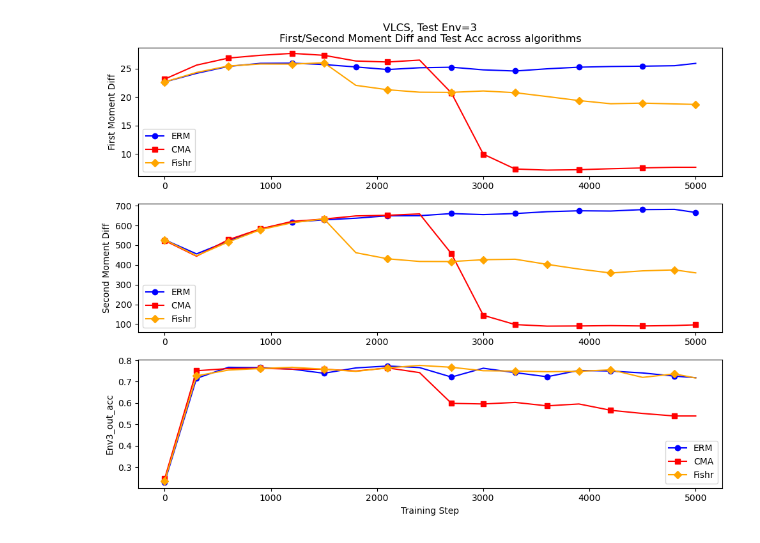
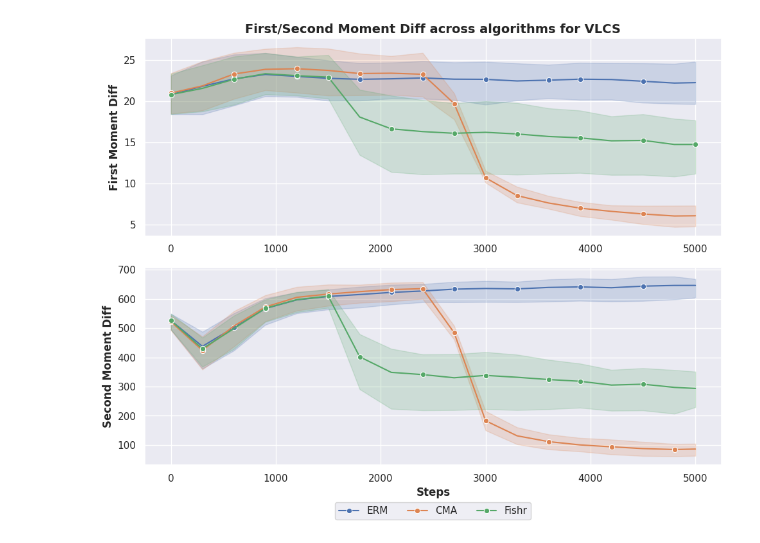
Before and after one commit to chenyuen0103/DomainBed, a Jupyter notebook: domainbed/plot_mom_diff.ipynb, the cells around one changed output. Saved outputs shown, nothing was run; the diff lists cells and outputs as text; code cells hidden in the pictures.

Commit message:
sns plot img

```diff
--- a/domainbed/plot_mom_diff.ipynb
+++ b/domainbed/plot_mom_diff.ipynb
@@ -231,7 +235,7 @@ def read_results(json_file, test_env):
 
     return list(steps_sorted), list(fmd_sorted), list(smd_sorted), list(test_acc_sorted)
 
-def plot_algorithms_comparison(dataset, test_env, algorithms, base_dir="./uai_plot"):
+def plot_algorithms_comparison(dataset, test_envs, algorithms, base_dir="/home/yuen_chen/DomainBed/domainbed/uai_plot"):
     """
     For a given dataset & test_env, loops over multiple algorithms,
     reads the corresponding results.jsonl, and plots a single figure
@@ -248,54 +252,64 @@ def plot_algorithms_comparison(dataset, test_env, algorithms, base_dir="./uai_pl
 
     # Build a figure
     plt.figure(figsize=(10, 8))
+    dfs = []
 
-    for idx, algo in enumerate(algorithms):
-        json_file = os.path.join(f"{base_dir}_{dataset}_{algo}_testenv{test_env}", "results.jsonl")
-        # if algo == 'CMA':
-        #     json_file = os.path.join(f"{base_dir}_{dataset}_{algo}_testenv{test_env}_1500", "results.jsonl")
-        if not os.path.exists(json_file):
-            print(f"[SKIP] Not found: {json_file}")
-            continue
+    for test_env in test_envs:
+        for idx, algo in enumerate(algorithms):
+            json_file = os.path.join(f"{base_dir}_{dataset}_{algo}_testenv{test_env}", "results.jsonl")
+            # if algo == 'CMA':
+            #     json_file = os.path.join(f"{base_dir}_{dataset}_{algo}_testenv{test_env}_1500", "results.jsonl")
+            if not os.path.exists(json_file):
+                print(f"[SKIP] Not found: {json_file}")
+                continue
 
-        steps, fmd, smd, test_acc = read_results(json_file, test_env)
-        if not steps:
-            print(f"[SKIP] No valid 'step' data in {json_file}")
-            continue
+            steps, fmd, smd, test_acc = read_results(json_file, test_env)
+            if not steps:
+                print(f"[SKIP] No valid 'step' data in {json_file}")
+                continue
+
+            # create df from steps, fmd, smd, test_acc
+            df = pd.DataFrame({'step': steps, 'fmd': fmd, 'smd': smd, 'test_acc': test_acc, 'algorithm': algo, 'test_env': test_env})
+            dfs.append(df)
 
         # We'll store them in a dictionary if we want, or just plot directly
-        label = f"{algo}"
-        c = colors[idx % len(colors)]
-        m = markers[idx % len(markers)]
+        # label = f"{algo}"
+        # c = colors[idx % len(colors)]
+        # m = markers[idx % len(markers)]
+    df = pd.concat(dfs)
+    sns.set_theme()
 
-        # Subplot 1: FMD
-        plt.subplot(3, 1, 1)
-        plt.plot(steps, fmd, label=label, color=c, marker=m, markevery=0.1)
+    plt.subplot(2, 1, 1)
+    sns.lineplot(data=df, x='step', y='fmd', hue='algorithm',
+                marker='o', markersize=6, markevery=0.1, legend=False)
+    plt.title(f"{dataset}, Test Env={test_env}\nFirst/Second Moment Diff and Test Acc across algorithms")
 
-        # Subplot 2: SMD
-        plt.subplot(3, 1, 2)
-        plt.plot(steps, smd, label=label, color=c, marker=m, markevery=0.1)
+    # Subplot 2: SMD
+    plt.subplot(2, 1, 2)
+    sns.lineplot(data=df, x='step', y='smd', hue='algorithm',
+                marker='o', markersize=6, markevery=0.1)
 
-        # Subplot 3: test domain out-acc
-        plt.subplot(3, 1, 3)
-        plt.plot(steps, test_acc, label=label, color=c, marker=m, markevery=0.1)
+        # # Subplot 3: test domain out-acc
+        # plt.subplot(3, 1, 3)
+        # plt.plot(steps, test_acc, label=label, color=c, marker=m, markevery=0.1)
 
     # Now add titles, labels, legends
     # Subplot 1
-    plt.subplot(3, 1, 1)
-    plt.title(f"{dataset}, Test Env={test_env}\nFirst/Second Moment Diff and Test Acc across algorithms")
-    plt.ylabel("First Moment Diff")
-    plt.legend()
+    plt.subplot(2, 1, 1)
+    plt.title(f"First/Second Moment Diff across algorithms for {dataset}", fontsize=14, fontweight='bold')
+    plt.ylabel("First Moment Diff", fontsize=12, fontweight='bold')
+    # remove x axis
+    plt.xlabel('')
+    # plt.legend()
+    # remove legend
+    # plt.legend([])
 
     # Subplot 2
-    plt.subplot(3, 1, 2)
-    plt.ylabel("Second Moment Diff")
-    plt.legend()
-
-    # Subplot 3
-    plt.subplot(3, 1, 3)
-    plt.xlabel("Training Step")
-    plt.ylabel(f"Env{test_env}_out_acc")
-    plt.legend()
+    plt.subplot(2, 1, 2)
+    plt.ylabel("Second Moment Diff", fontsize=12, fontweight='bold')
+    plt.xlabel('Steps', fontsize=12, fontweight='bold')
+    # place the legend on the right side
+    plt.legend(loc='lower center', bbox_to_anchor=(0.5, -0.3), ncol=3)
 
     plt.tight_layout()
     plt.show()
@@ -304,9 +318,9 @@ def plot_algorithms_comparison(dataset, test_env, algorithms, base_dir="./uai_pl
 # Example usage:
 if __name__ == "__main__":
     dataset = "VLCS"
-    test_env = 3
-    algorithms = ['ERM', 'CMA','CORAL','Fishr']
+    test_envs = [0, 1, 2, 3]
+    algorithms = ['ERM', 'CMA','Fishr']
     # train_envs = [0,1,2] # not needed, we only want test domain in subplot 3
 
-    plot_algorithms_comparison(dataset, test_env, algorithms)
+    plot_algorithms_comparison(dataset, test_envs, algorithms)
 # %% [output]
@@ -314 +327 @@ if __name__ == "__main__":
-[figure, old version]
+[figure, new version]
```
Also changed, not shown: parts of 6 cells of this notebook.
